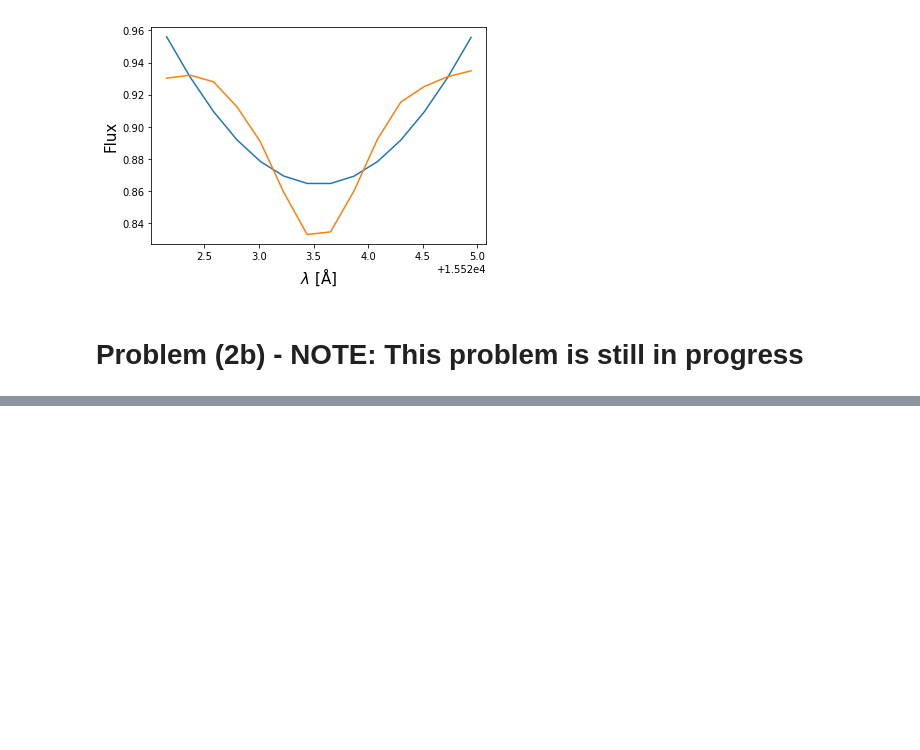
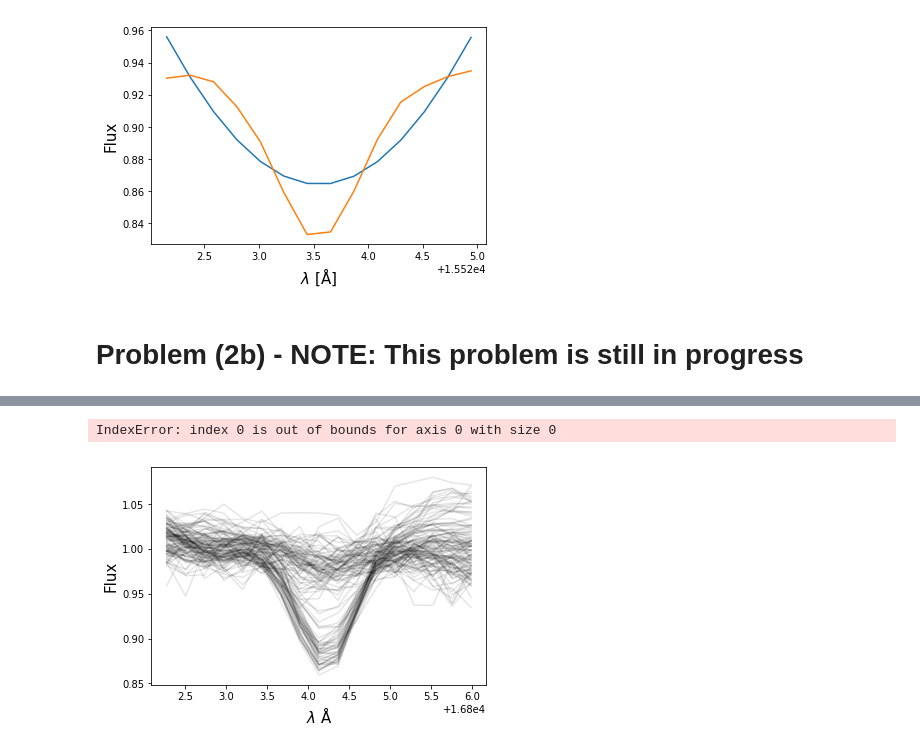
Before and after one commit to AndyTza/modern_astro, a Jupyter notebook: ModernStellarAstrophysicsHomework-3.ipynb, the cells around one changed output, grey strips where cells are left out. Cells and saved outputs as stored; diff of their text form; code cells hidden in the pictures; blank space fills up the shorter version.

```diff
--- a/ModernStellarAstrophysicsHomework-3.ipynb
+++ b/ModernStellarAstrophysicsHomework-3.ipynb
@@ -339,12 +328,0 @@ plt.plot(lamda, IMG[1].data)
-# %%
-# part b
-import os
-import glob
-
-
-fin = np.loadtxt('output.txt', dtype='str')
-
-for i in fin:
-    img = fits.open('APOGEE_spectra/%s'%(i))
-
-    FLUX = IMG[1].data
@@ -356,0 +373,41 @@ for i in fin:
+# %%
+# read spectra file
+spectra = np.loadtxt("output.txt", dtype='str')
+
+med_f, temp, temp_err, feH, lg, lg_err = [], [], [], [], [], []
+
+for i in spectra:
+    ls_spectra = fits.open("APOGEE_spectra/%s"%i)
+    F =  (ls_spectra[1].data) # flux of pixel
+
+    # aborption feature
+    abs_line = 16804.2
+
+    # +/- 2 centered on absorption feature
+    f = np.where((lamda>abs_line-2) & (lamda<abs_line+2))
+    flux = F[f] # redefine variables
+    L = lamda[f] # redefine variables
+    med_flux = np.median(flux) # will give us roughly the valley of the absorption feature
+
+    # find id of fits file
+    fits_ra = ls_spectra[0].header['RA']
+
+    # cross-match with all_star ra
+    finder = np.where(ra==fits_ra)
+    inx_finder = (finder[0][0])
+
+
+    med_f.append(med_flux)
+    temp.append(teff[inx_finder])
+    temp_err.append(teff_err[inx_finder])
+    feH.append(feh[inx_finder])
+    lg.append(logg[inx_finder])
+    lg_err.append(logg_err[inx_finder])
+
+    plt.plot(L, flux, alpha=0.1, color='k')
+    plt.xlabel("$\lambda$ Å", size=15)
+    plt.ylabel('Flux', size=15)
+    plt.savefig('me.pdf', type='pdf', bbox_inches='tight')
+# %% [output]
+IndexError: index 0 is out of bounds for axis 0 with size 0
+[figure, added]
```
Also changed, not shown: parts of 15 cells of this notebook.
